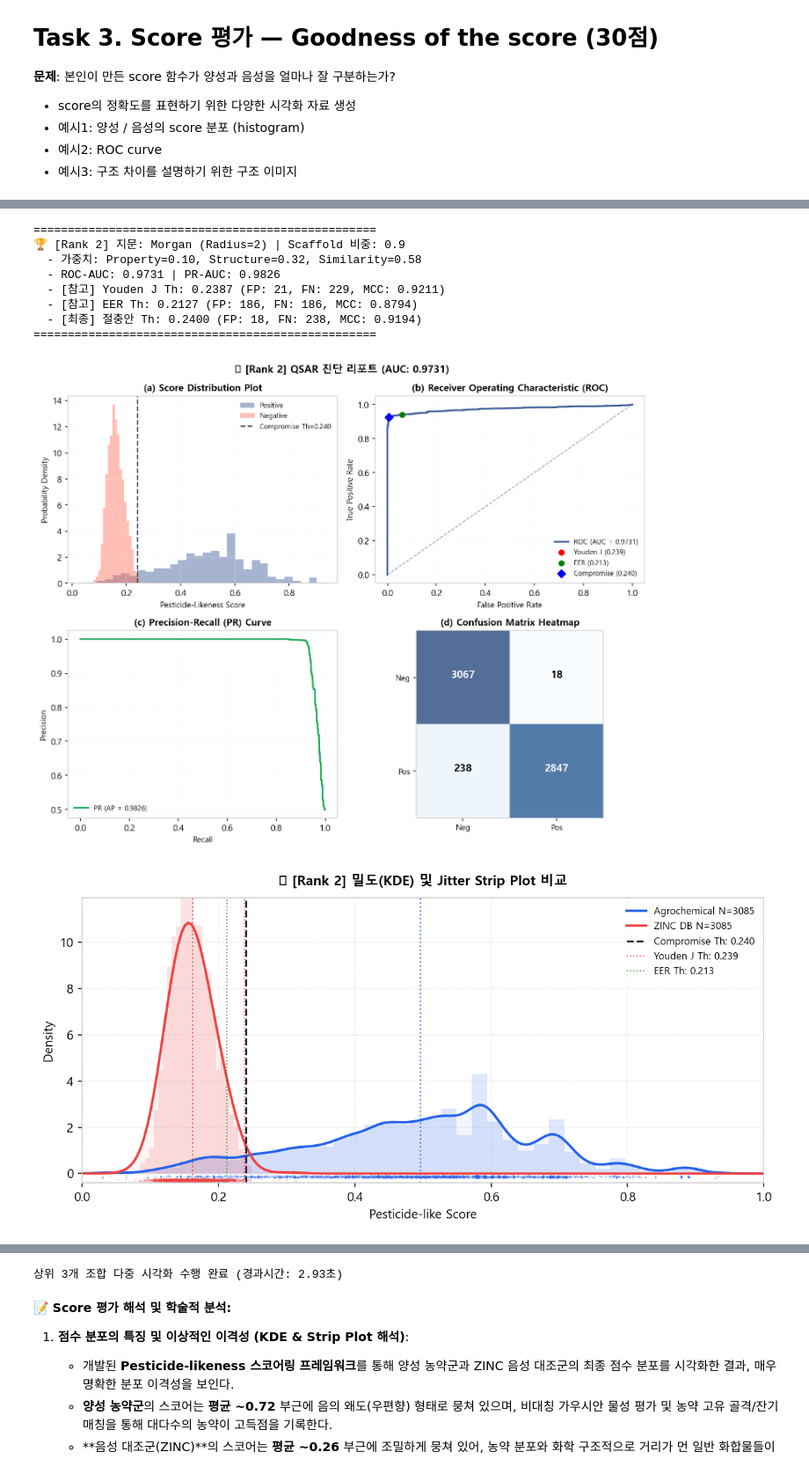
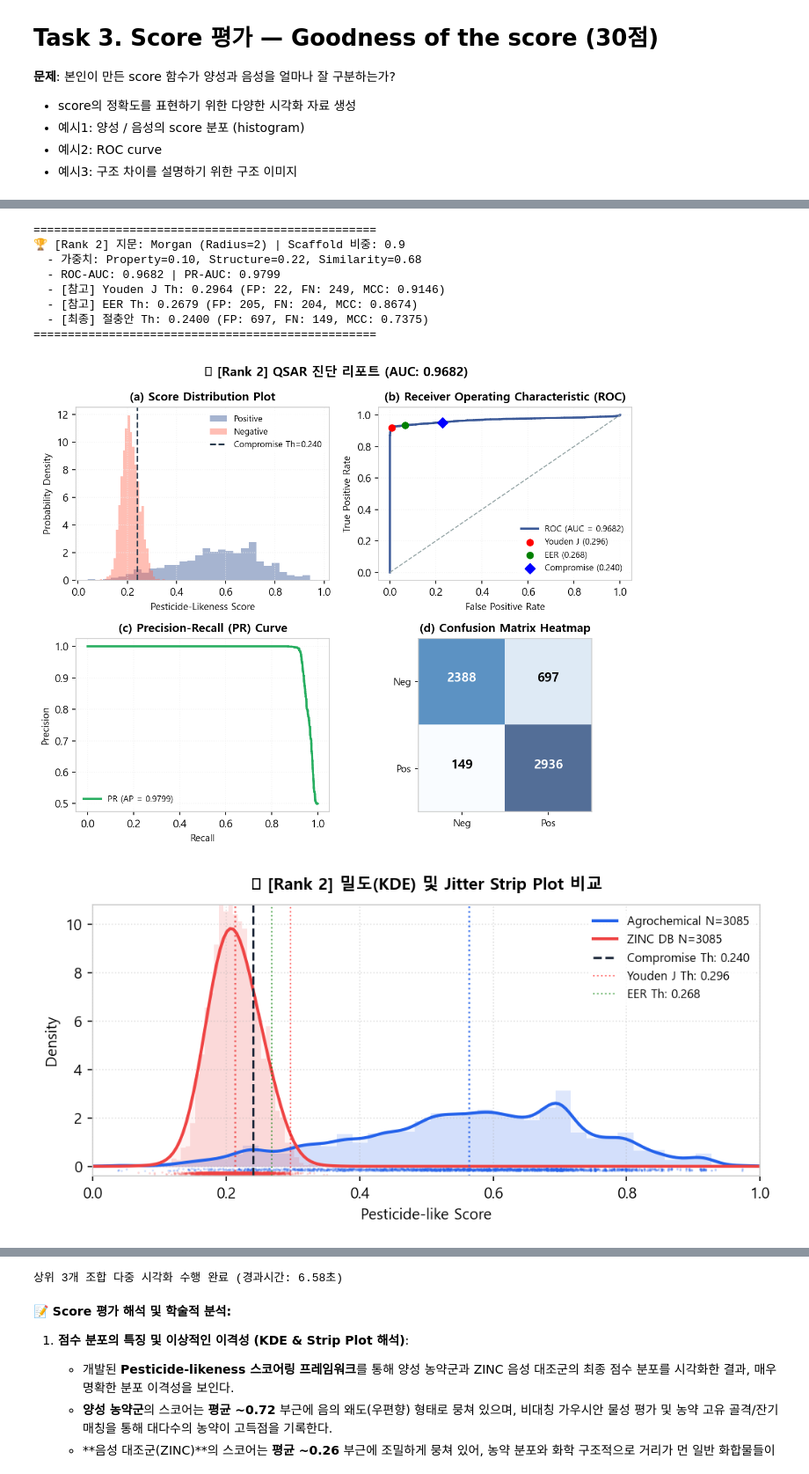
Before and after one commit to KNY1029/AL2026, a Jupyter notebook: finalV4.ipynb, the cells around one changed output, grey strips where cells are left out. Shown at 88% size. Cells and saved outputs as stored; diff of their text form; code cells hidden in the pictures.

```diff
--- a/finalV4.ipynb
+++ b/finalV4.ipynb
@@ -753,6 +829,9 @@ print("지문 종류별 유사도 캐싱 완료")
 # %%
 # Task 2-6. 다차원 Grid Search (지문종류 x 구조비율 x 종합가중치) 최적 조합 탐색
 # (물성 w_p >= 0.10 최소 제약을 반영한 총 828개 모델 후보군 전수 평가 수행)
+# 모델 분류 능력(ROC-AUC)을 극대화하는 설정을 찾고 성능을 다각도로 평가함
+
+from sklearn.metrics import average_precision_score, accuracy_score, matthews_corrcoef, roc_curve, roc_auc_score
 
 print("다차원 Grid Search 연산 진행 중...")
 pos_prop = pos_df['property_score'].to_numpy()
@@ -783,6 +862,17 @@ for fp_name, (pos_sim_arr, neg_sim_arr, _, _, _) in fp_data.items():
                 combined = np.concatenate([pos_scores, neg_scores])
 
                 auc_val = roc_auc_score(y_true, combined)
+                pr_auc_val = average_precision_score(y_true, combined)
+
+                # Youden J 기준 임계치 계산
+                fpr_t, tpr_t, th_t = roc_curve(y_true, combined)
+                j_idx = np.argmax(tpr_t - fpr_t)
+                opt_th = th_t[j_idx]
+
+                y_pred = (combined >= opt_th).astype(int)
+                acc_val = accuracy_score(y_true, y_pred)
+                mcc_val = matthews_corrcoef(y_true, y_pred)
+
                 grid_results.append({
                     'Fingerprint': fp_name,
                     'w_Scaffold': w_scf,
@@ -790,10 +880,14 @@ for fp_name, (pos_sim_arr, neg_sim_arr, _, _, _) in fp_data.items():
                     'w_Property': w_p,
                     'w_Structure': w_s,
                     'w_Similarity': w_t,
-                    'ROC-AUC': auc_val
+                    'ROC-AUC': auc_val,
+                    'PR-AUC': pr_auc_val,
+                    'Accuracy': acc_val,
+                    'MCC': mcc_val
                 })
 
 df_results = pd.DataFrame(grid_results)
+# ROC-AUC 기준으로 내림차순 정렬하여 분류 능력이 가장 높은 모델 선정
 df_sorted = df_results.sort_values(by='ROC-AUC', ascending=False).reset_index(drop=True)
 print("그리드 서치 완료")
 # %% [output]
@@ -967,7 +1058,7 @@ for rank in range(3):
     print(f"==================================================")
 
     # 2. 4분할 분석 플롯 시각화 (콤팩트한 10x8 사이즈로 변경)
-    fig, axes = plt.subplots(2, 2, figsize=(10, 8), dpi=150)
+    fig, axes = plt.subplots(2, 2, figsize=(8, 6.5), dpi=150)
     colors = {'pos': '#3B5998', 'neg': '#FF6F59', 'accent': '#2C3E50', 'grid': '#F0F0F0'}
 
     # Histogram
@@ -1024,7 +1115,7 @@ for rank in range(3):
     plt.show()
 
     # 3. KDE & Strip Jitter Plot (콤팩트한 8.5x4.2 사이즈로 변경)
-    fig, ax = plt.subplots(figsize=(8.5, 4.2), dpi=150)
+    fig, ax = plt.subplots(figsize=(7, 3.5), dpi=150)
     c_pos, c_neg = '#2563EB', '#EF4444'
 
     ax.hist(rank_pos_scores, bins=40, alpha=0.15, density=True, color=c_pos, edgecolor='none', label='_nolegend_')
@@ -1085,12 +1176,12 @@ print(f"상위 3개 조합 다중 시각화 수행 완료 (경과시간: {time.p
 ==================================================
 🏆 [Rank 2] 지문: Morgan (Radius=2) | Scaffold 비중: 0.9
-  - 가중치: Property=0.10, Structure=0.32, Similarity=0.58
-  - ROC-AUC: 0.9731 | PR-AUC: 0.9826
-  - [참고] Youden J Th: 0.2387 (FP: 21, FN: 229, MCC: 0.9211)
-  - [참고] EER Th: 0.2127 (FP: 186, FN: 186, MCC: 0.8794)
-  - [최종] 절충안 Th: 0.2400 (FP: 18, FN: 238, MCC: 0.9194)
+  - 가중치: Property=0.10, Structure=0.22, Similarity=0.68
+  - ROC-AUC: 0.9682 | PR-AUC: 0.9799
+  - [참고] Youden J Th: 0.2964 (FP: 22, FN: 249, MCC: 0.9146)
+  - [참고] EER Th: 0.2679 (FP: 205, FN: 204, MCC: 0.8674)
+  - [최종] 절충안 Th: 0.2400 (FP: 697, FN: 149, MCC: 0.7375)
 ==================================================
-[figure, old version]
+[figure, new version]
-[figure, old version]
+[figure, new version]
 ==================================================
 🏆 [Rank 3] 지문: Morgan (Radius=2) | Scaffold 비중: 1.0
@@ -1105,4 +1196,4 @@ print(f"상위 3개 조합 다중 시각화 수행 완료 (경과시간: {time.p
-상위 3개 조합 다중 시각화 수행 완료 (경과시간: 2.93초)
+상위 3개 조합 다중 시각화 수행 완료 (경과시간: 6.58초)
 # %% [markdown]
 **📝 Score 평가 해석 및 학술적 분석:**
 
```
Also changed, not shown: parts of 21 cells of this notebook.
